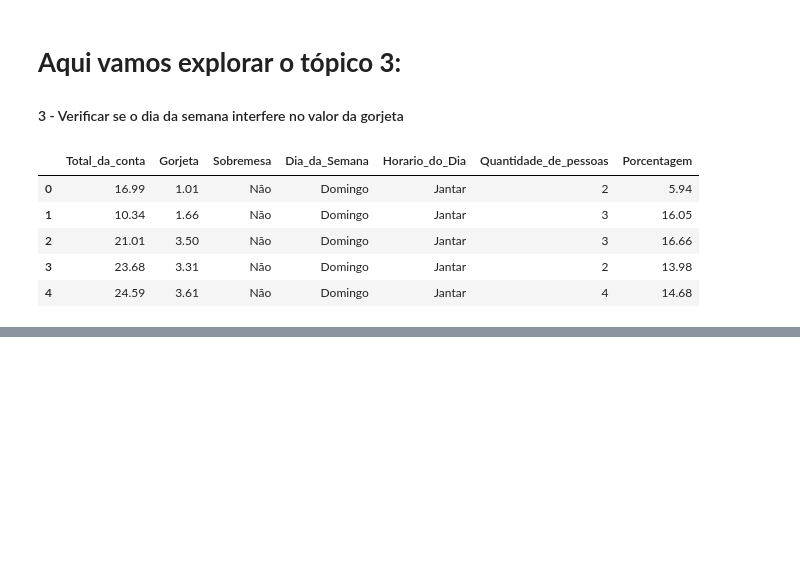
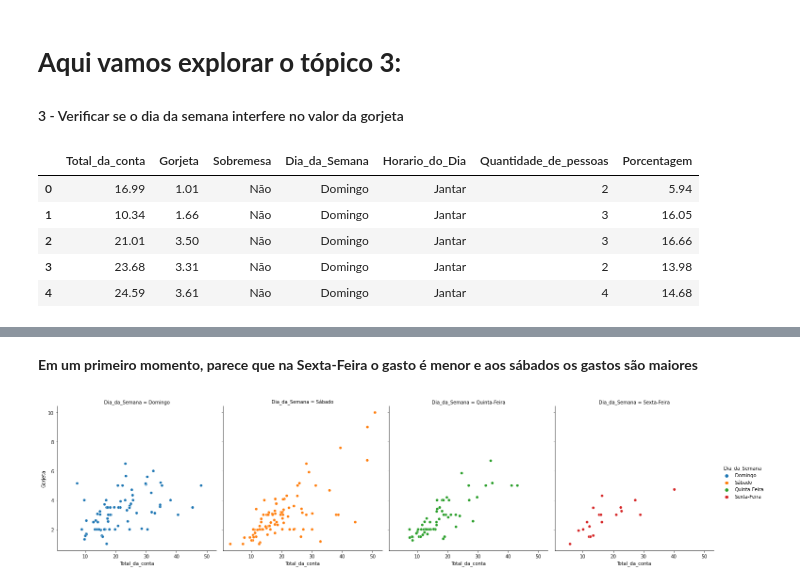
Before and after one commit to Olivierah/Data_Visualization, a Jupyter notebook: Seaborn_package_1.ipynb, the cells around one changed output, grey strips where cells are left out. Cells and saved outputs as stored; diff of their text form; code cells hidden in the pictures; blank space fills up the shorter version.

```diff
--- a/Seaborn_package_1.ipynb
+++ b/Seaborn_package_1.ipynb
@@ -375,0 +386,8 @@ dados.head()
+# %% [markdown]
+**Em um primeiro momento, parece que na Sexta-Feira o gasto é menor e aos sábados os gastos são maiores**
+# %%
+# Agora vamos ver a variação da gorjeta com base no dia da semana
+
+MI = sns.relplot(x='Total_da_conta', y='Gorjeta',hue='Dia_da_Semana', col='Dia_da_Semana', data=dados)
+# %% [output]
+[figure, added]
```
Also changed, not shown: parts of 3 cells of this notebook.
